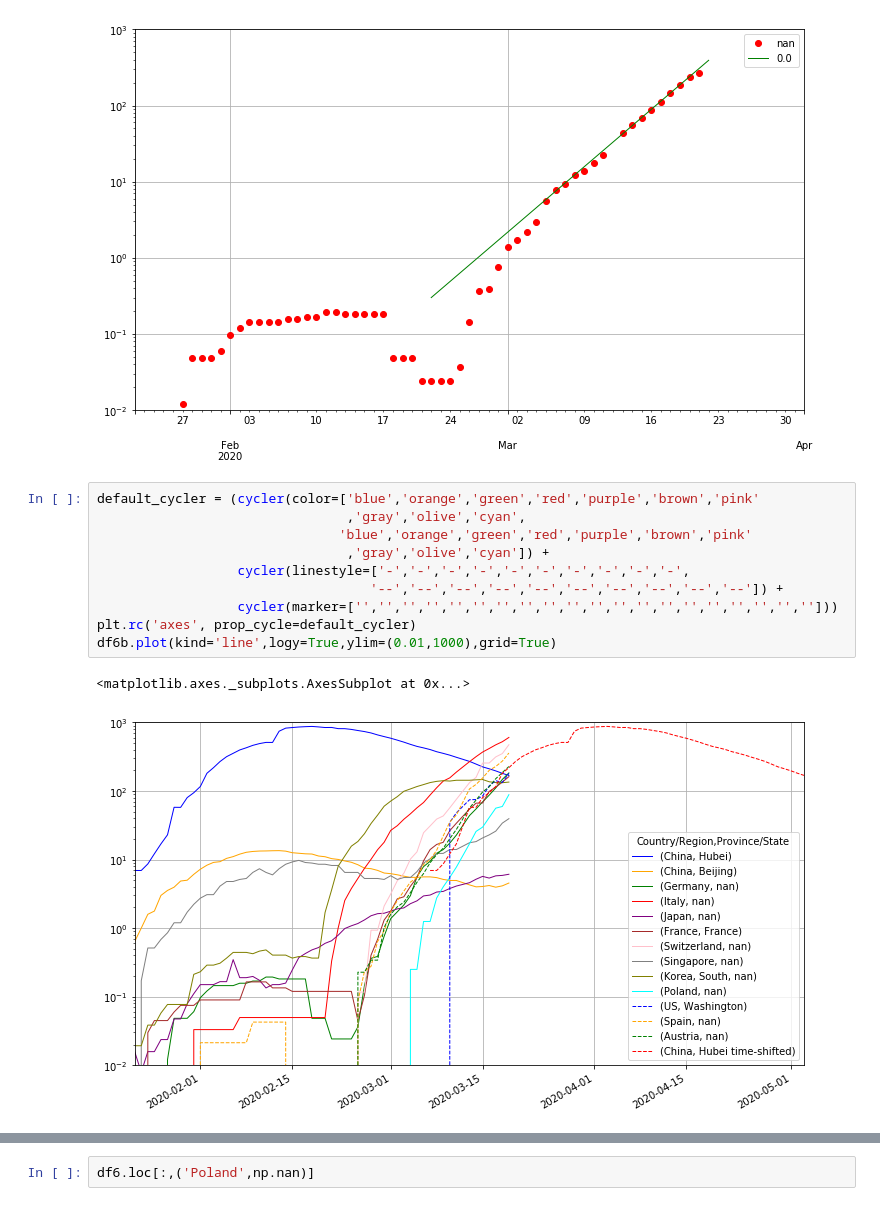
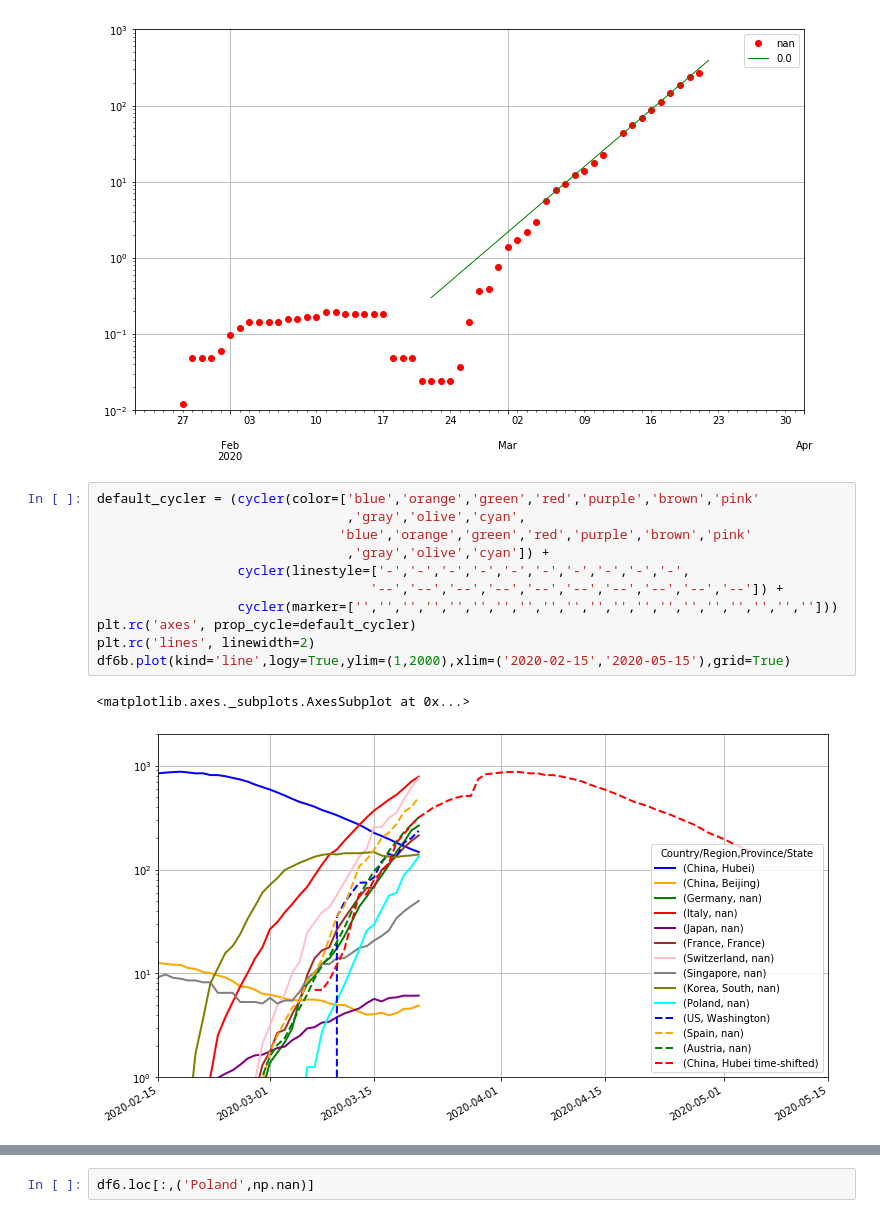
Before and after one commit to matsim-vsp/COVID-19, a Jupyter notebook: csse_covid_19_data/csse_covid_19_time_series/Untitled.ipynb, the cells around one changed output, grey strips where cells are left out. Drawn from its saved outputs; the diff is of its cells as text.

```diff
--- a/csse_covid_19_data/csse_covid_19_time_series/Untitled.ipynb
+++ b/csse_covid_19_data/csse_covid_19_time_series/Untitled.ipynb
@@ -172,16 +172,17 @@ combined.plot(kind='line',
 # %%
 default_cycler = (cycler(color=['blue','orange','green','red','purple','brown','pink'
                                 ,'gray','olive','cyan',
                                'blue','orange','green','red','purple','brown','pink'
                                 ,'gray','olive','cyan']) +
                   cycler(linestyle=['-','-','-','-','-','-','-','-','-','-',
                                    '--','--','--','--','--','--','--','--','--','--']) +
                   cycler(marker=['','','','','','','','','','','','','','','','','','','','']))
 plt.rc('axes', prop_cycle=default_cycler)
-df6b.plot(kind='line',logy=True,ylim=(0.01,1000),grid=True)
+plt.rc('lines', linewidth=2)
+df6b.plot(kind='line',logy=True,ylim=(1,2000),xlim=('2020-02-15','2020-05-15'),grid=True)
 # %% [output]
 <matplotlib.axes._subplots.AxesSubplot at 0x...>
-[figure, old version]
+[figure, new version]
 # %%
 df6b.plot(kind='line',ylim=(0.01,1000),xlim=("2020-01-22","2020-04-01"))
 # %% [output]
```
Also changed, not shown: parts of 2 cells of this notebook.
